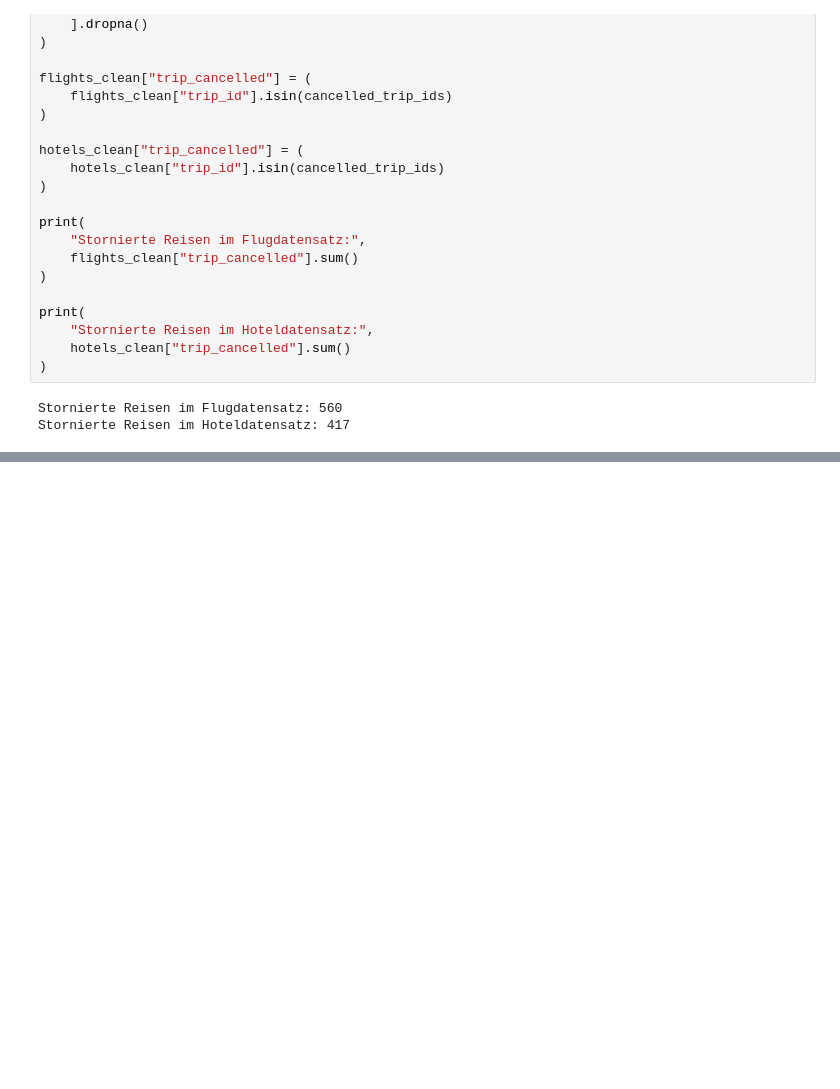
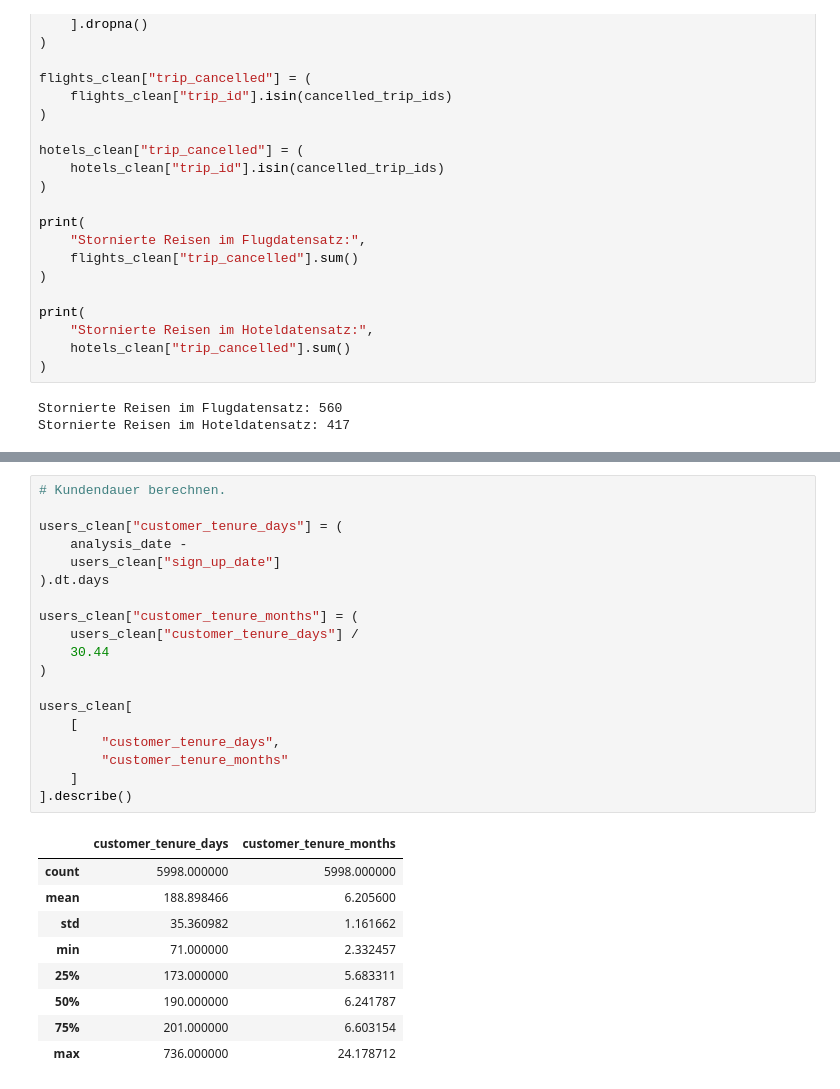
Before and after one commit to norawinkler/traveltide-customer-segmentation, a Jupyter notebook: notebooks/01_data_preparation.ipynb, the cells around one changed output, grey strips where cells are left out. Drawn from its saved outputs; the diff is of its cells as text; blank space fills up the shorter version.

```diff
--- a/notebooks/01_data_preparation.ipynb
+++ b/notebooks/01_data_preparation.ipynb
@@ -1530,0 +1680,29 @@ Stornierte Reisen im Hoteldatensatz: 417
+# %%
+# Kundendauer berechnen.
+
+users_clean["customer_tenure_days"] = (
+    analysis_date -
+    users_clean["sign_up_date"]
+).dt.days
+
+users_clean["customer_tenure_months"] = (
+    users_clean["customer_tenure_days"] /
+    30.44
+)
+
+users_clean[
+    [
+        "customer_tenure_days",
+        "customer_tenure_months"
+    ]
+].describe()
+# %% [output]
+|  | customer_tenure_days | customer_tenure_months |
+| count | 5998.000000 | 5998.000000 |
+| mean | 188.898466 | 6.205600 |
+| std | 35.360982 | 1.161662 |
+| min | 71.000000 | 2.332457 |
+| 25% | 173.000000 | 5.683311 |
+| 50% | 190.000000 | 6.241787 |
+| 75% | 201.000000 | 6.603154 |
+| max | 736.000000 | 24.178712 |
```
Also changed, not shown: parts of 12 cells of this notebook.
